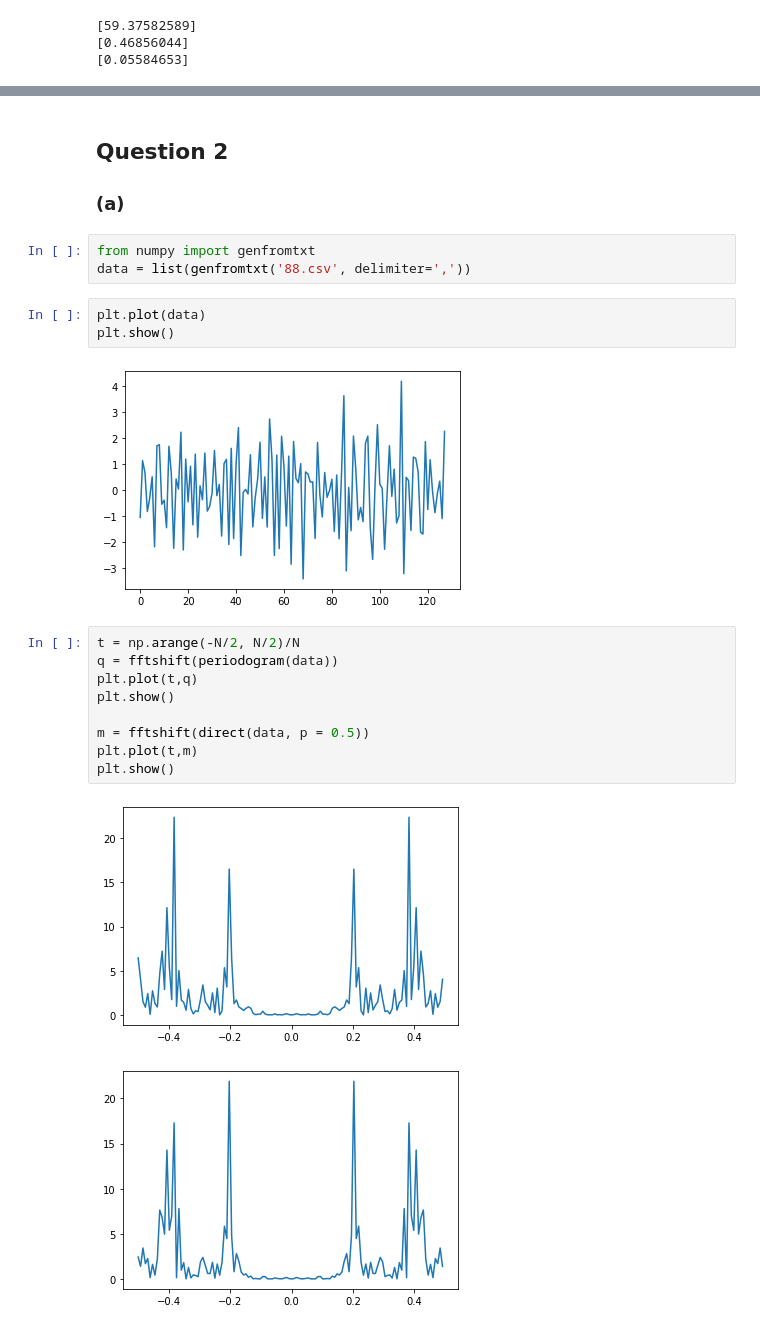
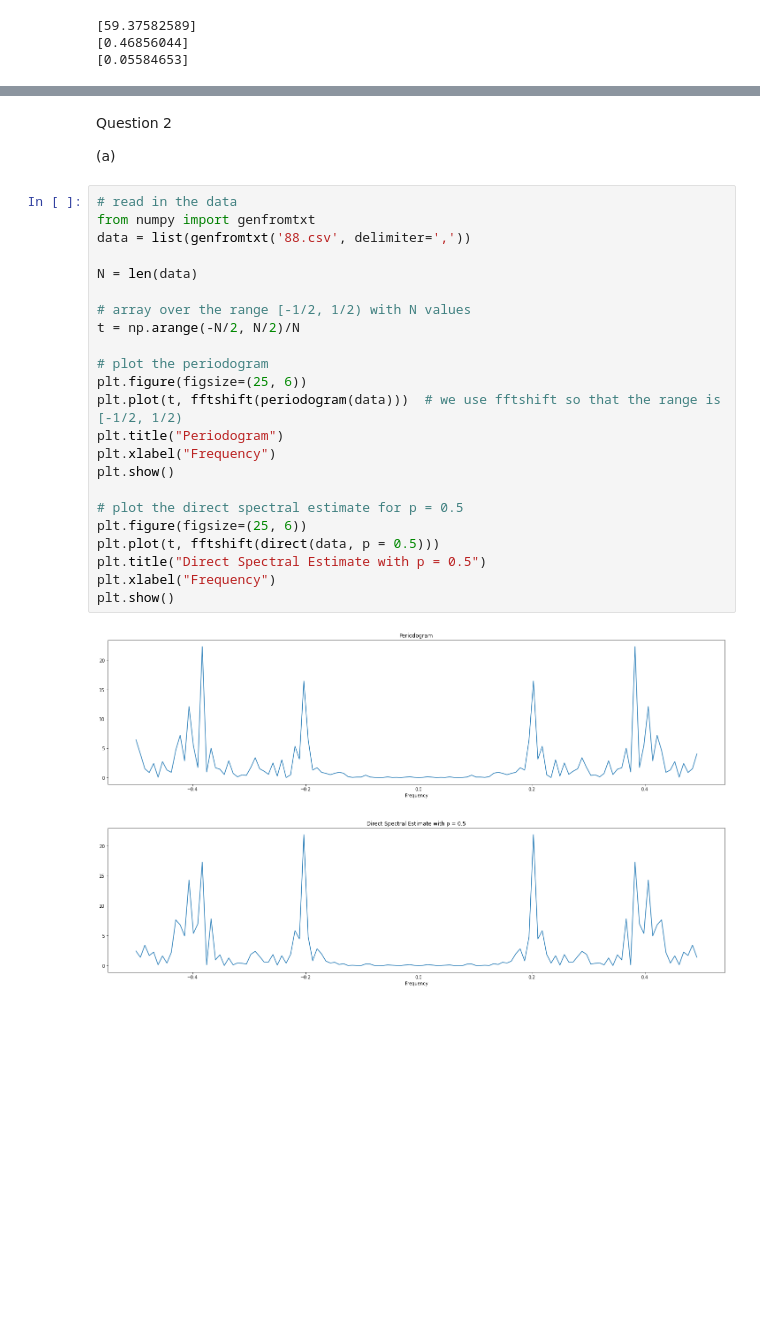
Before and after one commit to ivankirev13/Fitting-and-Forecasting-Autoregressive-Moving-Average-Processes, a Jupyter notebook: Time Series Analysis Coursework.ipynb, the cells around one changed output, grey strips where cells are left out. Cells and saved outputs as stored; diff of their text form; blank space fills up the shorter version.

Commit message:
question 2

```diff
--- a/Time Series Analysis Coursework.ipynb
+++ b/Time Series Analysis Coursework.ipynb
@@ -253,23 +297,30 @@ for r in np.arange(81,100)/100:
 # %% [markdown]
-## Question 2
-### (a)
+Question 2
+
+(a)
-# %%
-from numpy import genfromtxt
-data = list(genfromtxt('88.csv', delimiter=','))
-# %%
-plt.plot(data)
-plt.show()
-# %% [output]
-[figure, removed]
-# %%
-t = np.arange(-N/2, N/2)/N
-q = fftshift(periodogram(data))
-plt.plot(t,q)
-plt.show()
-
-m = fftshift(direct(data, p = 0.5))
-plt.plot(t,m)
-plt.show()
-# %% [output]
-[figure, removed]
-[figure, removed]
+# %%
+# read in the data
+from numpy import genfromtxt
+data = list(genfromtxt('88.csv', delimiter=','))
+
+N = len(data)
+
+# array over the range [-1/2, 1/2) with N values
+t = np.arange(-N/2, N/2)/N
+
+# plot the periodogram
+plt.figure(figsize=(25, 6))
+plt.plot(t, fftshift(periodogram(data)))  # we use fftshift so that the range is [-1/2, 1/2)
+plt.title("Periodogram")
+plt.xlabel("Frequency")
+plt.show()
+
+# plot the direct spectral estimate for p = 0.5
+plt.figure(figsize=(25, 6))
+plt.plot(t, fftshift(direct(data, p = 0.5)))
+plt.title("Direct Spectral Estimate with p = 0.5")
+plt.xlabel("Frequency")
+plt.show()
+# %% [output]
+[figure, added]
+[figure, added]
```
Also changed, not shown: parts of 40 cells of this notebook.
